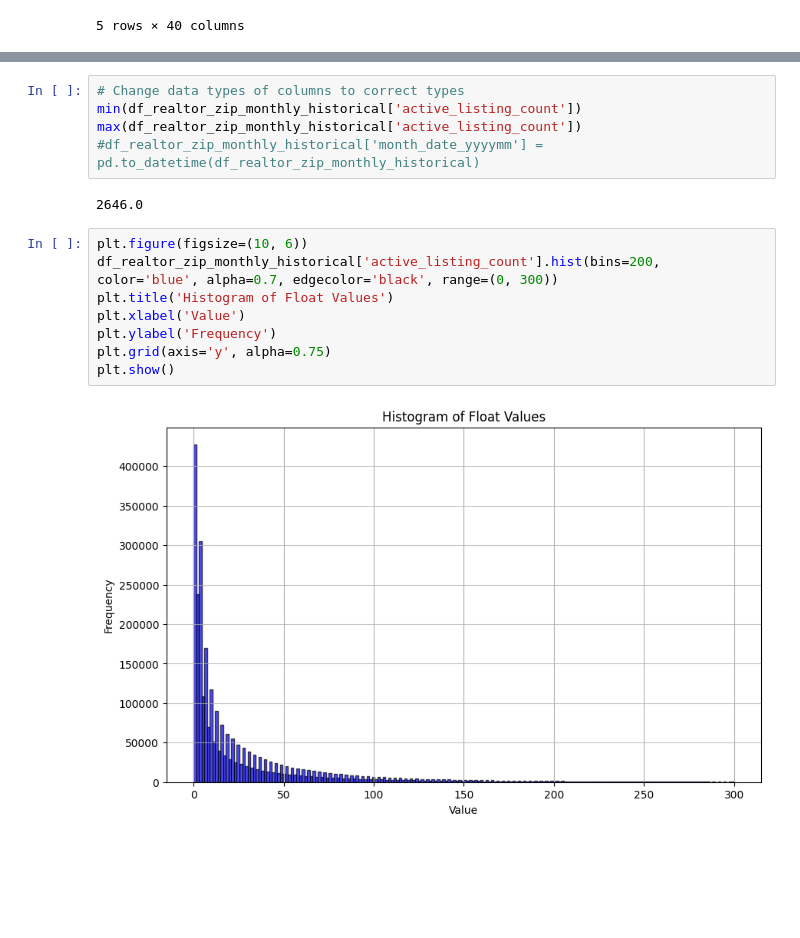
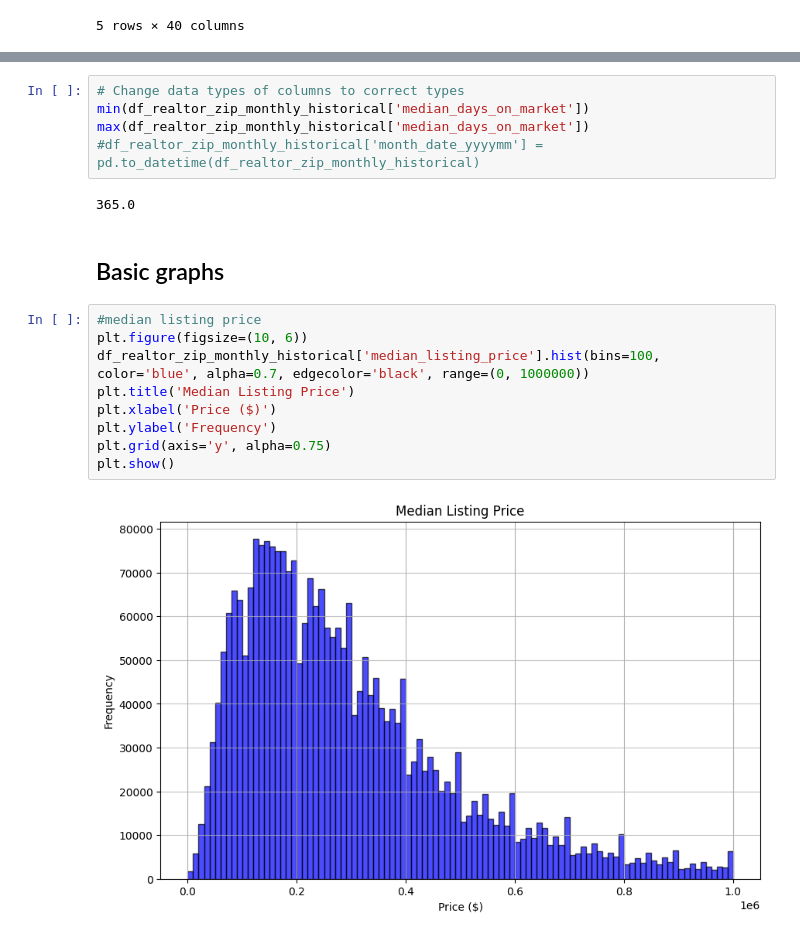
Before and after one commit to kkuc100/real_estate_analysis, a Jupyter notebook: Notebooks/eda.ipynb, the cells around one changed output, grey strips where cells are left out. Drawn from its saved outputs; the diff is of its cells as text; blank space fills up the shorter version.

```diff
--- a/Notebooks/eda.ipynb
+++ b/Notebooks/eda.ipynb
@@ -62,18 +75,21 @@ shape of current month data: (29037, 40)
 # %%
 # Change data types of columns to correct types
-min(df_realtor_zip_monthly_historical['active_listing_count'])
-max(df_realtor_zip_monthly_historical['active_listing_count'])
+min(df_realtor_zip_monthly_historical['median_days_on_market'])
+max(df_realtor_zip_monthly_historical['median_days_on_market'])
 #df_realtor_zip_monthly_historical['month_date_yyyymm'] = pd.to_datetime(df_realtor_zip_monthly_historical)
 # %% [output]
-2646.0
+365.0
-# %%
-plt.figure(figsize=(10, 6))
-df_realtor_zip_monthly_historical['active_listing_count'].hist(bins=200, color='blue', alpha=0.7, edgecolor='black', range=(0, 300))
-plt.title('Histogram of Float Values')
-plt.xlabel('Value')
-plt.ylabel('Frequency')
-plt.grid(axis='y', alpha=0.75)
-plt.show()
-# %% [output]
-[figure, removed]
+# %% [markdown]
+## Basic graphs
+# %%
+#median listing price
+plt.figure(figsize=(10, 6))
+df_realtor_zip_monthly_historical['median_listing_price'].hist(bins=100, color='blue', alpha=0.7, edgecolor='black', range=(0, 1000000))
+plt.title('Median Listing Price')
+plt.xlabel('Price ($)')
+plt.ylabel('Frequency')
+plt.grid(axis='y', alpha=0.75)
+plt.show()
+# %% [output]
+[figure, added]
 # %%
```
Also changed, not shown: parts of 4 cells of this notebook.
